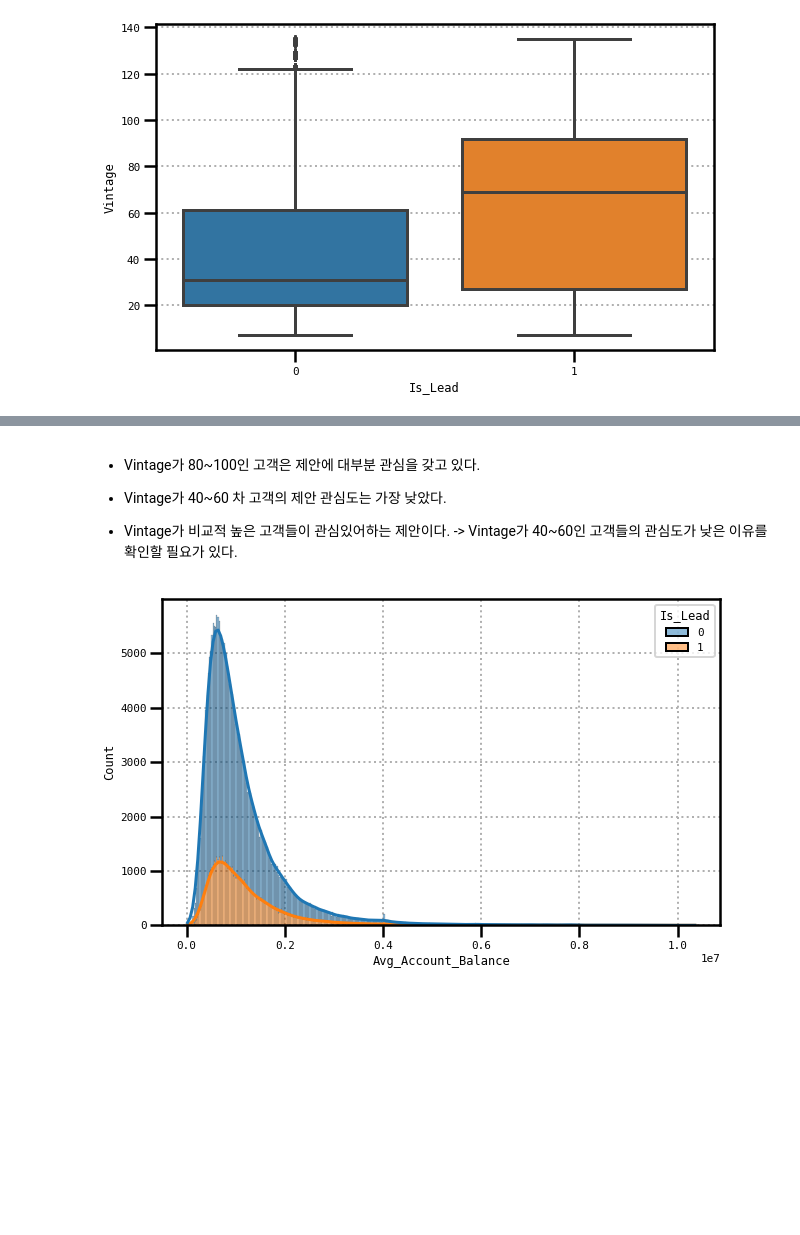
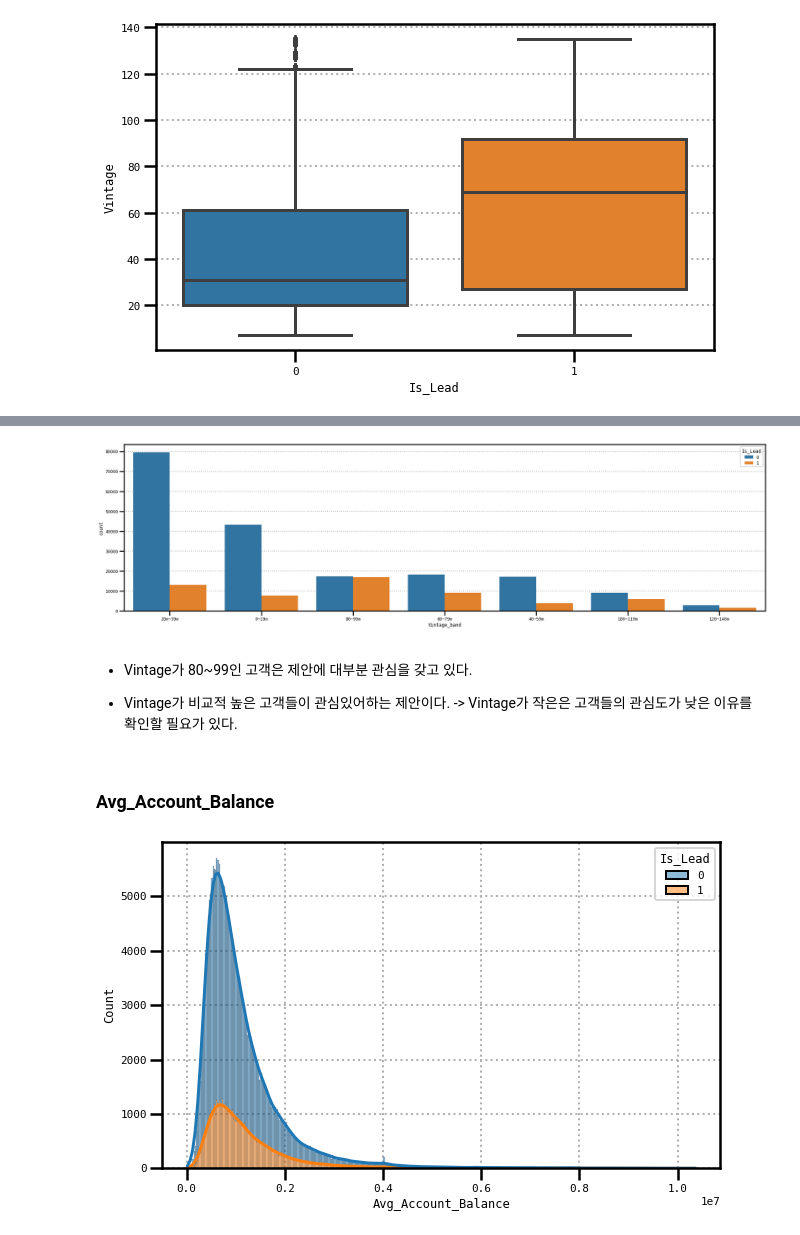
Before and after one commit to Oksusudom/Python_Learning, a Jupyter notebook: improvement.ipynb, the cells around one changed output, grey strips where cells are left out. Saved outputs shown, nothing was run; the diff lists cells and outputs as text; code cells hidden in the pictures; blank space fills up the shorter version.

```diff
--- a/improvement.ipynb
+++ b/improvement.ipynb
@@ -238,9 +357,16 @@ plt.ylabel('Vintage');
+# %%
+plt.figure(figsize = (30,8))
+sns.countplot('Vintage_band', data=train_df, hue = 'Is_Lead', order = train_df['Vintage_band'].value_counts().index)
+plt.show()
+# %% [output]
+[figure, added]
 # %% [markdown]
-- Vintage가 80~100인 고객은 제안에 대부분 관심을 갖고 있다.
-- Vintage가 40~60 차 고객의 제안 관심도는 가장 낮았다.
+- Vintage가 80~99인 고객은 제안에 대부분 관심을 갖고 있다.
 
 - Vintage가 비교적 높은 고객들이 관심있어하는 제안이다.
- -> Vintage가 40~60인 고객들의 관심도가 낮은 이유를 확인할 필요가 있다.
+ -> Vintage가 작은은 고객들의 관심도가 낮은 이유를 확인할 필요가 있다.
+# %% [markdown]
+### Avg_Account_Balance
 # %%
 # Target 특성에 따른 Avg_Account_Balance 분포
 sns.histplot(data = train_df, x = train_df['Avg_Account_Balance'], kde = True, hue = 'Is_Lead', multiple = 'stack');
```
Also changed, not shown: parts of 18 cells of this notebook.
